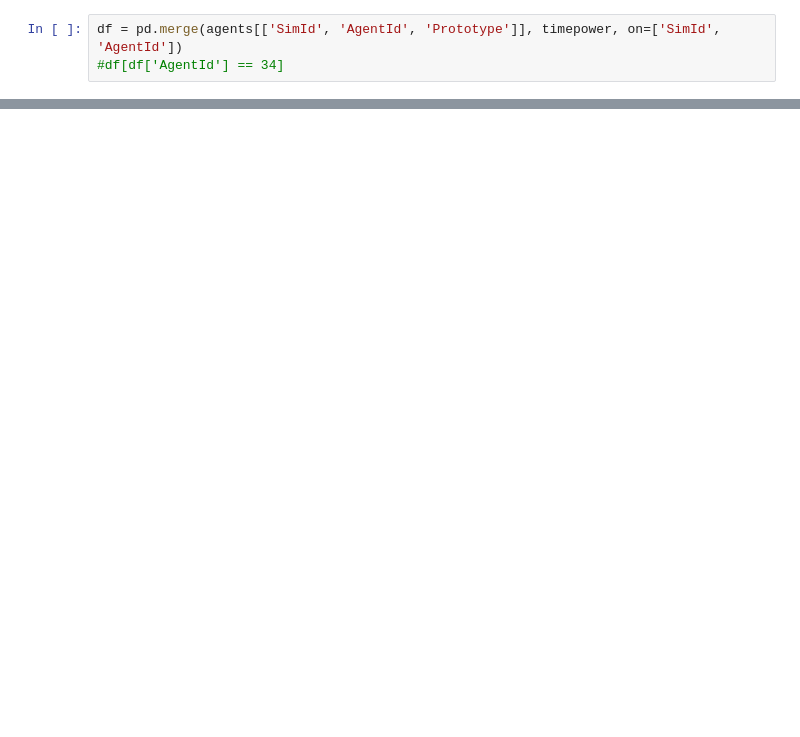
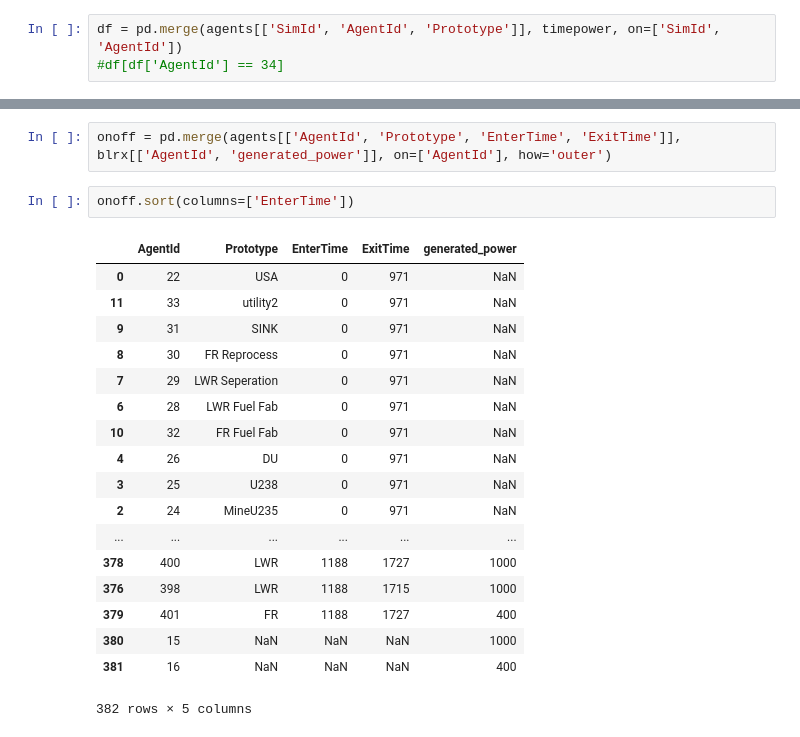
Before and after one commit to scopatz/fco-ta, a Jupyter notebook: genpower.ipynb, the cells around one changed output, grey strips where cells are left out. Drawn from its saved outputs; the diff is of its cells as text; blank space fills up the shorter version.

```diff
--- a/genpower.ipynb
+++ b/genpower.ipynb
@@ -64,0 +101,23 @@ plt.ylabel('Capacity Started [MWe]')
+# %%
+onoff = pd.merge(agents[['AgentId', 'Prototype', 'EnterTime', 'ExitTime']], blrx[['AgentId', 'generated_power']], on=['AgentId'], how='outer')
+# %%
+onoff.sort(columns=['EnterTime'])
+# %% [output]
+|  | AgentId | Prototype | EnterTime | ExitTime | generated_power |
+| 0 | 22 | USA | 0 | 971 | NaN |
+| 11 | 33 | utility2 | 0 | 971 | NaN |
+| 9 | 31 | SINK | 0 | 971 | NaN |
+| 8 | 30 | FR Reprocess | 0 | 971 | NaN |
+| 7 | 29 | LWR Seperation | 0 | 971 | NaN |
+| 6 | 28 | LWR Fuel Fab | 0 | 971 | NaN |
+| 10 | 32 | FR Fuel Fab | 0 | 971 | NaN |
+| 4 | 26 | DU | 0 | 971 | NaN |
+| 3 | 25 | U238 | 0 | 971 | NaN |
+| 2 | 24 | MineU235 | 0 | 971 | NaN |
+| ... | ... | ... | ... | ... | ... |
+| 378 | 400 | LWR | 1188 | 1727 | 1000 |
+| 376 | 398 | LWR | 1188 | 1715 | 1000 |
+| 379 | 401 | FR | 1188 | 1727 | 400 |
+| 380 | 15 | NaN | NaN | NaN | 1000 |
+| 381 | 16 | NaN | NaN | NaN | 400 |
+382 rows × 5 columns
```
Also changed, not shown: parts of 6 cells of this notebook, 2 other files.
